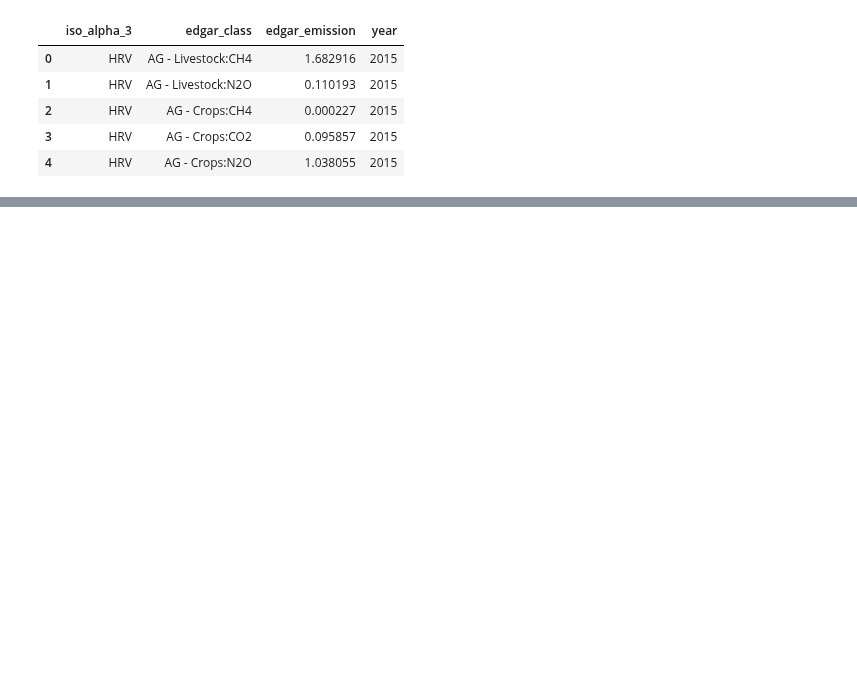
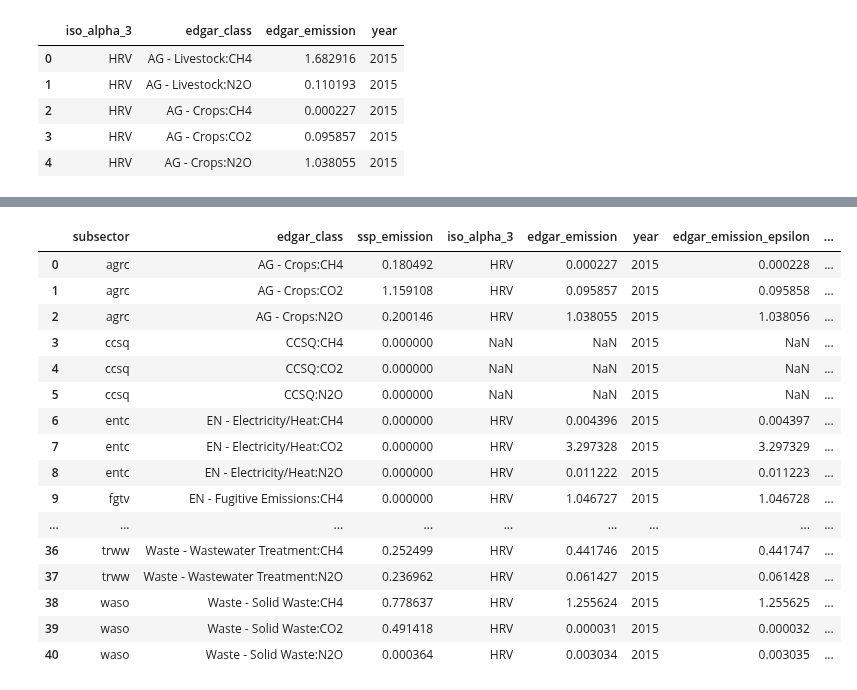
Before and after one commit to sisepuede-framework/ssp_data_calibration, a Jupyter notebook: src/opt_evaluation.ipynb, the cells around one changed output, grey strips where cells are left out. Cells and saved outputs as stored; diff of their text form; code cells hidden in the pictures; blank space fills up the shorter version.

```diff
--- a/src/opt_evaluation.ipynb
+++ b/src/opt_evaluation.ipynb
@@ -11,3 +12,12 @@ warnings.filterwarnings("ignore")
 # %%
 # Initialize helper functions
 helper_functions = HelperFunctions()
+# %%
+# Define paths
+SCRIPTS_DIR_PATH = os.getcwd()
+ROOT_DIR_PATH = os.path.dirname(SCRIPTS_DIR_PATH)
+OUTPUT_DIR_PATH = os.path.join(ROOT_DIR_PATH, 'output/pso')
+MISC_DIR_PATH = os.path.join(SCRIPTS_DIR_PATH, 'misc')
+DUMMY_DIR_PATH = os.path.join(MISC_DIR_PATH, 'dummy')
+SECTORAL_REPORT_MAPPING_DIR_PATH = os.path.join(MISC_DIR_PATH, 'sectoral_report_mapping')
+SECTORAL_REPORTS_DIR_PATH = os.path.join(MISC_DIR_PATH, 'sectoral_reports')
@@ -192,0 +158,20 @@ report_to_compare
+# %%
+opt_report
+# %% [output]
+|  | subsector | edgar_class | ssp_emission | iso_alpha_3 | edgar_emission | year | edgar_emission_epsilon | ... |
+| 0 | agrc | AG - Crops:CH4 | 0.180492 | HRV | 0.000227 | 2015 | 0.000228 | ... |
+| 1 | agrc | AG - Crops:CO2 | 1.159108 | HRV | 0.095857 | 2015 | 0.095858 | ... |
+| 2 | agrc | AG - Crops:N2O | 0.200146 | HRV | 1.038055 | 2015 | 1.038056 | ... |
+| 3 | ccsq | CCSQ:CH4 | 0.000000 | NaN | NaN | 2015 | NaN | ... |
+| 4 | ccsq | CCSQ:CO2 | 0.000000 | NaN | NaN | 2015 | NaN | ... |
+| 5 | ccsq | CCSQ:N2O | 0.000000 | NaN | NaN | 2015 | NaN | ... |
+| 6 | entc | EN - Electricity/Heat:CH4 | 0.000000 | HRV | 0.004396 | 2015 | 0.004397 | ... |
+| 7 | entc | EN - Electricity/Heat:CO2 | 0.000000 | HRV | 3.297328 | 2015 | 3.297329 | ... |
+| 8 | entc | EN - Electricity/Heat:N2O | 0.000000 | HRV | 0.011222 | 2015 | 0.011223 | ... |
+| 9 | fgtv | EN - Fugitive Emissions:CH4 | 0.000000 | HRV | 1.046727 | 2015 | 1.046728 | ... |
+| ... | ... | ... | ... | ... | ... | ... | ... | ... |
+| 36 | trww | Waste - Wastewater Treatment:CH4 | 0.252499 | HRV | 0.441746 | 2015 | 0.441747 | ... |
+| 37 | trww | Waste - Wastewater Treatment:N2O | 0.236962 | HRV | 0.061427 | 2015 | 0.061428 | ... |
+| 38 | waso | Waste - Solid Waste:CH4 | 0.778637 | HRV | 1.255624 | 2015 | 1.255625 | ... |
+| 39 | waso | Waste - Solid Waste:CO2 | 0.491418 | HRV | 0.000031 | 2015 | 0.000032 | ... |
+| 40 | waso | Waste - Solid Waste:N2O | 0.000364 | HRV | 0.003034 | 2015 | 0.003035 | ... |
```
Also changed, not shown: parts of 24 cells of this notebook, 2 other files.
